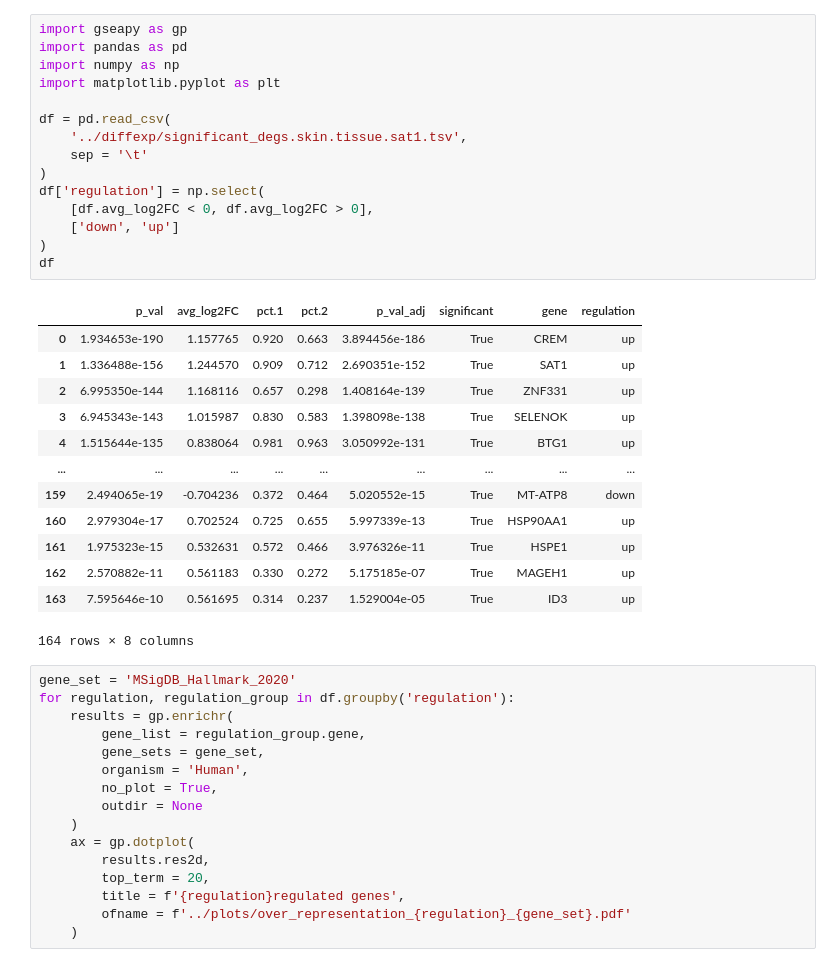
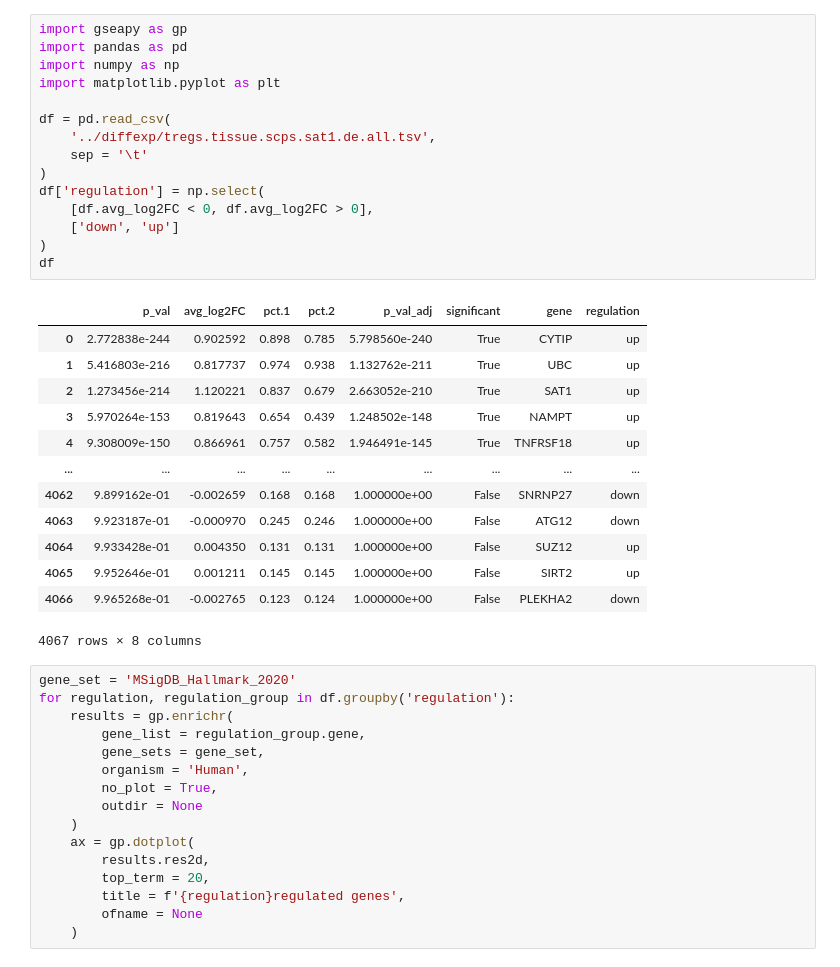
Before and after one commit to menchelab/Neuwirth_Malzl_et_al_2024, a Jupyter notebook: notebooks/gene_set_enrichment.ipynb, the cells around one changed output. Drawn from its saved outputs; the diff is of its cells as text.

```diff
--- a/notebooks/gene_set_enrichment.ipynb
+++ b/notebooks/gene_set_enrichment.ipynb
@@ -1,32 +1,32 @@
 # %%
 import gseapy as gp
 import pandas as pd
 import numpy as np
 import matplotlib.pyplot as plt
 
 df = pd.read_csv(
-    '../diffexp/significant_degs.skin.tissue.sat1.tsv',
+    '../diffexp/tregs.tissue.scps.sat1.de.all.tsv',
     sep = '\t'
 )
 df['regulation'] = np.select(
     [df.avg_log2FC < 0, df.avg_log2FC > 0],
     ['down', 'up']
 )
 df
 # %% [output]
 |  | p_val | avg_log2FC | pct.1 | pct.2 | p_val_adj | significant | gene | regulation |
-| 0 | 1.934653e-190 | 1.157765 | 0.920 | 0.663 | 3.894456e-186 | True | CREM | up |
-| 1 | 1.336488e-156 | 1.244570 | 0.909 | 0.712 | 2.690351e-152 | True | SAT1 | up |
-| 2 | 6.995350e-144 | 1.168116 | 0.657 | 0.298 | 1.408164e-139 | True | ZNF331 | up |
-| 3 | 6.945343e-143 | 1.015987 | 0.830 | 0.583 | 1.398098e-138 | True | SELENOK | up |
-| 4 | 1.515644e-135 | 0.838064 | 0.981 | 0.963 | 3.050992e-131 | True | BTG1 | up |
+| 0 | 2.772838e-244 | 0.902592 | 0.898 | 0.785 | 5.798560e-240 | True | CYTIP | up |
+| 1 | 5.416803e-216 | 0.817737 | 0.974 | 0.938 | 1.132762e-211 | True | UBC | up |
+| 2 | 1.273456e-214 | 1.120221 | 0.837 | 0.679 | 2.663052e-210 | True | SAT1 | up |
+| 3 | 5.970264e-153 | 0.819643 | 0.654 | 0.439 | 1.248502e-148 | True | NAMPT | up |
+| 4 | 9.308009e-150 | 0.866961 | 0.757 | 0.582 | 1.946491e-145 | True | TNFRSF18 | up |
 | ... | ... | ... | ... | ... | ... | ... | ... | ... |
-| 159 | 2.494065e-19 | -0.704236 | 0.372 | 0.464 | 5.020552e-15 | True | MT-ATP8 | down |
-| 160 | 2.979304e-17 | 0.702524 | 0.725 | 0.655 | 5.997339e-13 | True | HSP90AA1 | up |
-| 161 | 1.975323e-15 | 0.532631 | 0.572 | 0.466 | 3.976326e-11 | True | HSPE1 | up |
-| 162 | 2.570882e-11 | 0.561183 | 0.330 | 0.272 | 5.175185e-07 | True | MAGEH1 | up |
-| 163 | 7.595646e-10 | 0.561695 | 0.314 | 0.237 | 1.529004e-05 | True | ID3 | up |
+| 4062 | 9.899162e-01 | -0.002659 | 0.168 | 0.168 | 1.000000e+00 | False | SNRNP27 | down |
+| 4063 | 9.923187e-01 | -0.000970 | 0.245 | 0.246 | 1.000000e+00 | False | ATG12 | down |
+| 4064 | 9.933428e-01 | 0.004350 | 0.131 | 0.131 | 1.000000e+00 | False | SUZ12 | up |
+| 4065 | 9.952646e-01 | 0.001211 | 0.145 | 0.145 | 1.000000e+00 | False | SIRT2 | up |
+| 4066 | 9.965268e-01 | -0.002765 | 0.123 | 0.124 | 1.000000e+00 | False | PLEKHA2 | down |
-164 rows × 8 columns
+4067 rows × 8 columns
 # %%
 gene_set = 'MSigDB_Hallmark_2020'
 for regulation, regulation_group in df.groupby('regulation'):
@@ -41,5 +41,5 @@ for regulation, regulation_group in df.groupby('regulation'):
         results.res2d,
         top_term = 20,
         title = f'{regulation}regulated genes',
-        ofname = f'../plots/over_representation_{regulation}_{gene_set}.pdf'
+        ofname = None
     )
```
Also changed, not shown: parts of 2 cells of this notebook, 6 other files.
